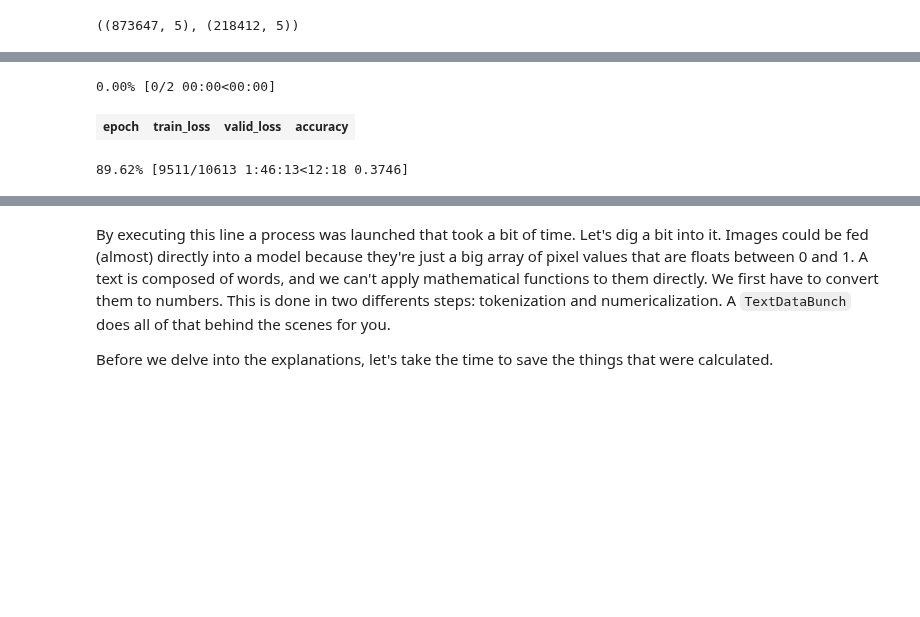
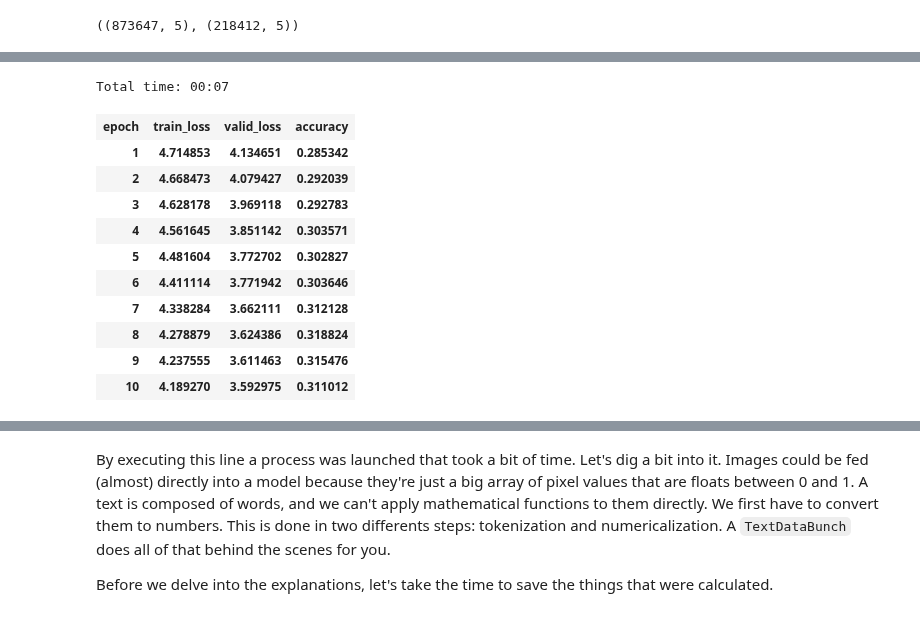
Before and after one commit to navneetkrc/Deep-Learning-Experiments-implemented-using-Google-Colab, a Jupyter notebook: AV_Funny_jokes.ipynb, the cells around one changed output, grey strips where cells are left out. Saved outputs shown, nothing was run; the diff lists cells and outputs as text; code cells hidden in the pictures; blank space fills up the shorter version.

```diff
--- a/AV_Funny_jokes.ipynb
+++ b/AV_Funny_jokes.ipynb
@@ -165,0 +168,7 @@ data_lm = (TextList.from_csv(path_working, 'train.csv', cols='text')
+# %%
+path = 'data/'
+data_lm = TextLMDataBunch.from_csv(path, 'jokes.csv')
+x,y = next(iter(data.train_dl))
+example = x[:15,:15].cpu()
+texts = pd.DataFrame([data.train_ds.vocab.textify(l).split(' ') for l in example])
+texts
@@ -198,10 +219,19 @@ learn.recorder.plot()
 # %%
-learn.fit_one_cycle(2, 1e-2)
+learn.fit_one_cycle(10, 1e-2)
 learn.save('mini_train_lm')
 learn.save_encoder('mini_train_encoder')
 # %% [output]
-0.00% [0/2 00:00<00:00]
+Total time: 00:07
 | epoch | train_loss | valid_loss | accuracy |
+| 1 | 4.714853 | 4.134651 | 0.285342 |
+| 2 | 4.668473 | 4.079427 | 0.292039 |
+| 3 | 4.628178 | 3.969118 | 0.292783 |
+| 4 | 4.561645 | 3.851142 | 0.303571 |
+| 5 | 4.481604 | 3.772702 | 0.302827 |
+| 6 | 4.411114 | 3.771942 | 0.303646 |
+| 7 | 4.338284 | 3.662111 | 0.312128 |
+| 8 | 4.278879 | 3.624386 | 0.318824 |
+| 9 | 4.237555 | 3.611463 | 0.315476 |
+| 10 | 4.189270 | 3.592975 | 0.311012 |
-89.62% [9511/10613 1:46:13<12:18 0.3746]
 # %%
 learn.show_results()
```
Also changed, not shown: parts of 27 cells of this notebook.
